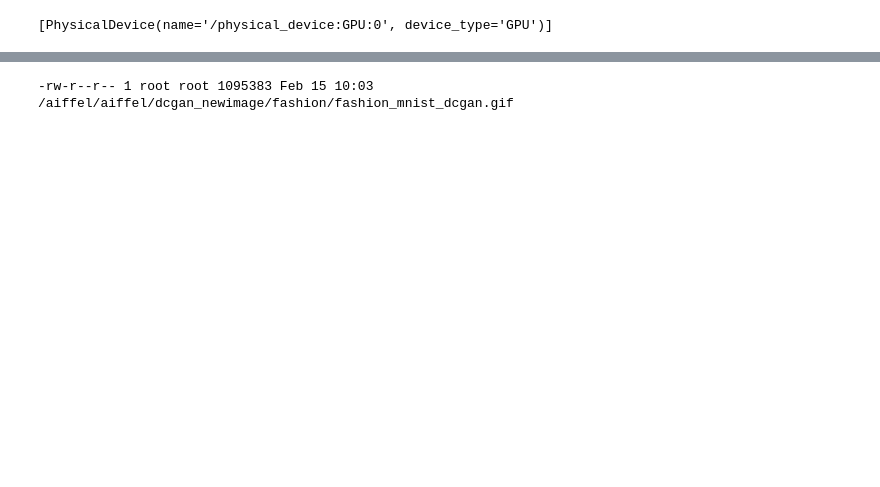
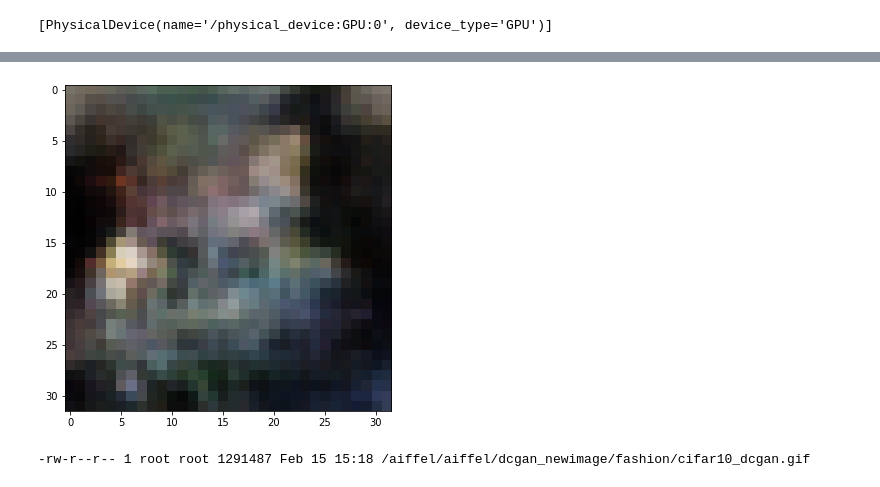
Before and after one commit to grapeabc1/first-repository, a Jupyter notebook: [E-10]ImageGenerator.ipynb, the cells around one changed output, grey strips where cells are left out. Saved outputs shown, nothing was run; the diff lists cells and outputs as text; code cells hidden in the pictures; blank space fills up the shorter version.

```diff
--- a/[E-10]ImageGenerator.ipynb
+++ b/[E-10]ImageGenerator.ipynb
@@ -505,6 +510,26 @@ Time for training : 1306 sec
 
 #어쩌면 단순히 학습 수행 시간만 늘리는 것보다, 모델 구조나 학습 방법을 바꾸어 봐야 할 수도 있습니다.
 #그래프를 유심히 보면서 학습 결과가 더 이상 개선되고 있지 않은지 여부를 지속적으로 살펴봅시다.
+# %%
+checkpoint_dir = os.getenv('HOME')+'/aiffel/dcgan_newimage/cifar10/training_checkpoints'
+
+latest = tf.train.latest_checkpoint(checkpoint_dir)
+checkpoint.restore(latest)
+
+generator = checkpoint.generator
+discriminator = checkpoint.discriminator
+
+# 로드한 모델이 정상적으로 이미지를 생성하는지 확인해 봅니다.
+noise = tf.random.normal([1, 100])
+generated_image = generator(noise, training=False)
+
+np_generated = generated_image.numpy()
+np_generated = (np_generated * 127.5) + 127.5   # reverse of normalization
+np_generated = np_generated.astype(int)
+plt.imshow(np_generated[0])
+plt.show()  # 정상적으로 모델이 로드되었다면 랜덤 이미지가 아니라 CIFAR-10 이미지가 그려질 것입니다.
+# %% [output]
+[figure, added]
 # %%
 #학습과정 시각화하기
 # %%
@@ -515,10 +540,10 @@ Time for training : 1306 sec
 #imageio.get_writer를 활용해서 파일을 열고, 거기에 append_data로 이미지를 하나씩 붙여나가는 방식입니다.
 #아래 코드가 무사히 실행되면, fasion_mnist_dcgan.gif 파일이 저장되어 있는 것을 확인할 수 있을 겁니다!
 # %%
-anim_file = os.getenv('HOME')+'/aiffel/dcgan_newimage/fashion/fashion_mnist_dcgan.gif'
+anim_file = os.getenv('HOME')+'/aiffel/dcgan_newimage/cifar10/cifar10_dcgan.gif'
 
 with imageio.get_writer(anim_file, mode='I') as writer:
-    filenames = glob.glob('{}/aiffel/dcgan_newimage/fashion/generated_samples/sample*.png'.format(os.getenv('HOME')))
+    filenames = glob.glob('{}/aiffel/dcgan_newimage/cifar10/generated_samples/sample*.png'.format(os.getenv('HOME')))
     filenames = sorted(filenames)
     last = -1
     for i, filename in enumerate(filenames):
@@ -532,6 +557,6 @@ with imageio.get_writer(anim_file, mode='I') as writer:
     image = imageio.imread(filename)
     writer.append_data(image)
 
-!ls -l ~/aiffel/dcgan_newimage/fashion/fashion_mnist_dcgan.gif
+!ls -l ~/aiffel/dcgan_newimage/fashion/cifar10_dcgan.gif
 # %% [output]
--rw-r--r-- 1 root root 1095383 Feb 15 10:03 /aiffel/aiffel/dcgan_newimage/fashion/fashion_mnist_dcgan.gif
+-rw-r--r-- 1 root root 1291487 Feb 15 15:18 /aiffel/aiffel/dcgan_newimage/fashion/cifar10_dcgan.gif
```
Also changed, not shown: parts of 30 cells of this notebook.
